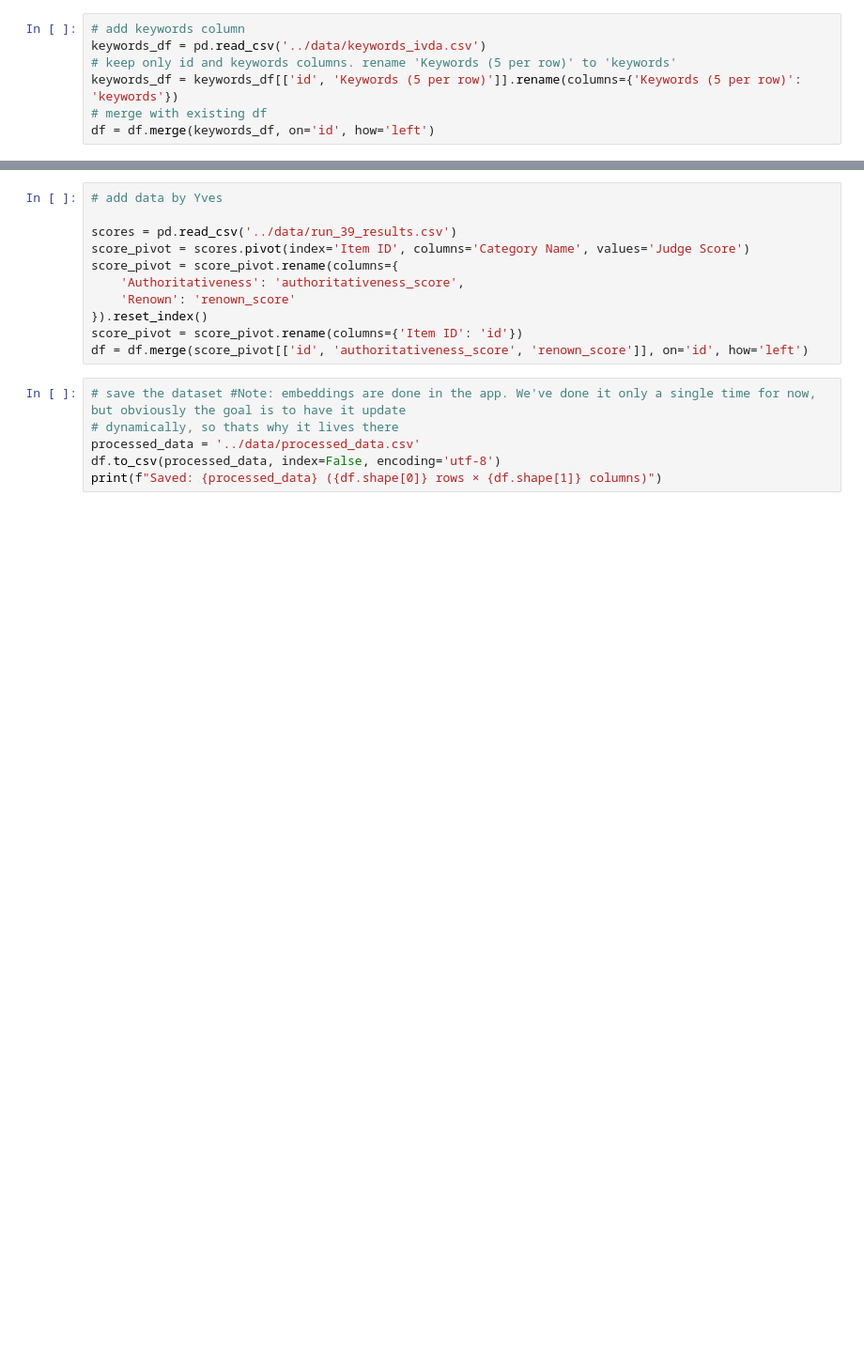
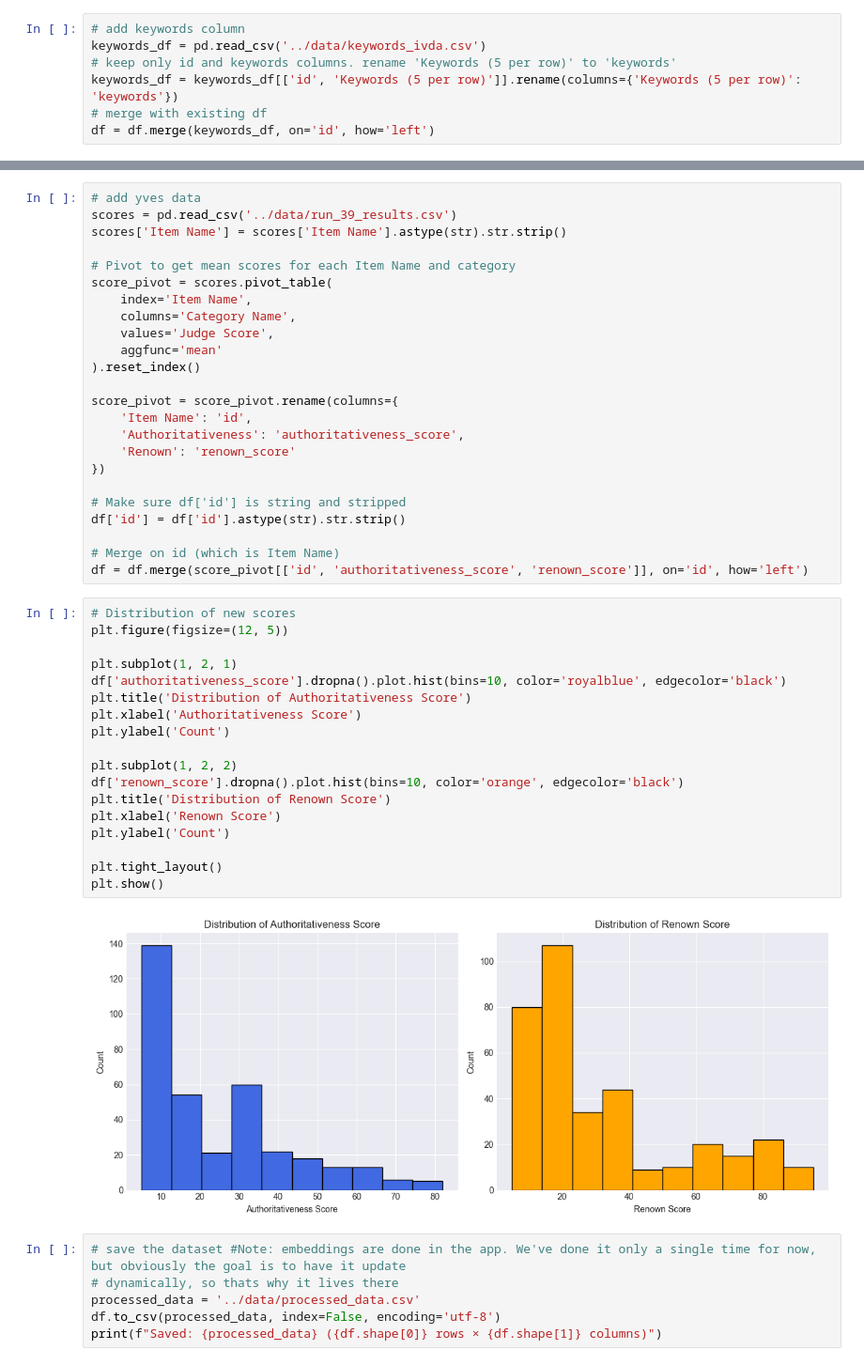
Before and after one commit to Di0nigi/IVDAProject, a Jupyter notebook: EDA_Patrick/G2.ipynb, the cells around one changed output, grey strips where cells are left out. Shown: that part at 94% size. Drawn from its saved outputs; the diff is of its cells as text; blank space fills up the shorter version.

```diff
--- a/EDA_Patrick/G2.ipynb
+++ b/EDA_Patrick/G2.ipynb
@@ -903,14 +931,47 @@ df = df.merge(keywords_df, on='id', how='left')
 # %%
-# add data by Yves
+# add yves data
+scores = pd.read_csv('../data/run_39_results.csv')
+scores['Item Name'] = scores['Item Name'].astype(str).str.strip()
 
-scores = pd.read_csv('../data/run_39_results.csv')
-score_pivot = scores.pivot(index='Item ID', columns='Category Name', values='Judge Score')
+# Pivot to get mean scores for each Item Name and category
+score_pivot = scores.pivot_table(
+    index='Item Name',
+    columns='Category Name',
+    values='Judge Score',
+    aggfunc='mean'
+).reset_index()
+
 score_pivot = score_pivot.rename(columns={
+    'Item Name': 'id',
     'Authoritativeness': 'authoritativeness_score',
     'Renown': 'renown_score'
-}).reset_index()
-score_pivot = score_pivot.rename(columns={'Item ID': 'id'})
+})
+
+# Make sure df['id'] is string and stripped
+df['id'] = df['id'].astype(str).str.strip()
+
+# Merge on id (which is Item Name)
 df = df.merge(score_pivot[['id', 'authoritativeness_score', 'renown_score']], on='id', how='left')
+# %%
+# Distribution of new scores
+plt.figure(figsize=(12, 5))
+
+plt.subplot(1, 2, 1)
+df['authoritativeness_score'].dropna().plot.hist(bins=10, color='royalblue', edgecolor='black')
+plt.title('Distribution of Authoritativeness Score')
+plt.xlabel('Authoritativeness Score')
+plt.ylabel('Count')
+
+plt.subplot(1, 2, 2)
+df['renown_score'].dropna().plot.hist(bins=10, color='orange', edgecolor='black')
+plt.title('Distribution of Renown Score')
+plt.xlabel('Renown Score')
+plt.ylabel('Count')
+
+plt.tight_layout()
+plt.show()
+# %% [output]
+[figure, added]
 # %%
 # save the dataset #Note: embeddings are done in the app. We've done it only a single time for now, but obviously the goal is to have it update
 # dynamically, so thats why it lives there
```
Also changed, not shown: parts of 2 cells of this notebook, 1 other file.
